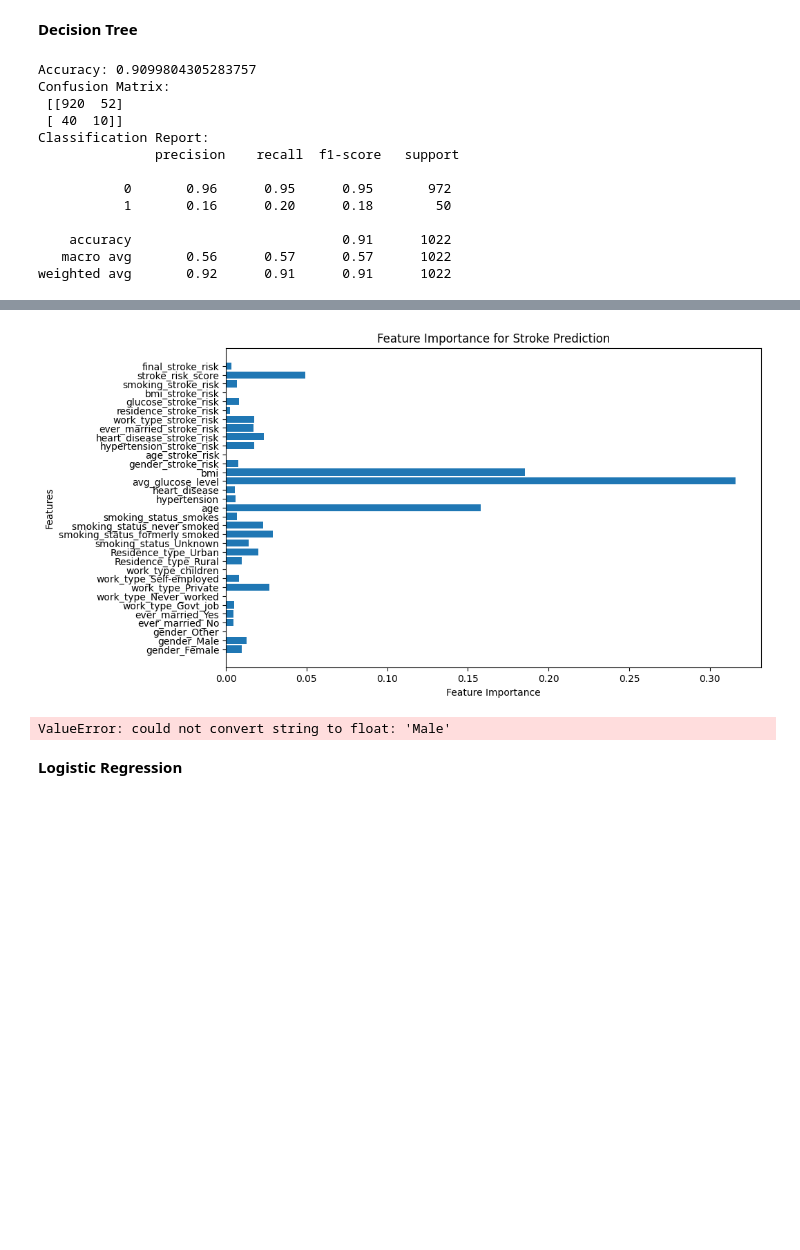
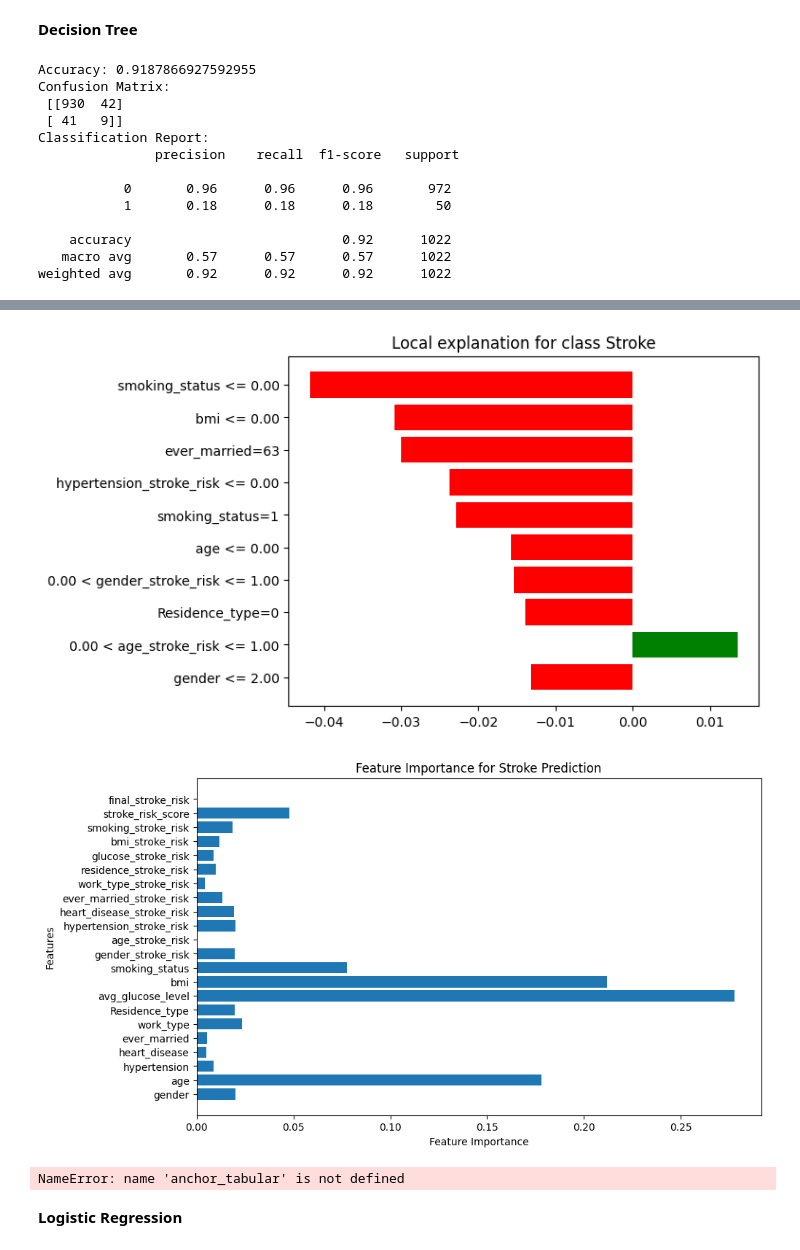
Before and after one commit to zen-0wl/XAl-on-healthcare-diagnostics, a Jupyter notebook: version_2.0/XAI_tabular.ipynb, the cells around one changed output, grey strips where cells are left out. Cells and saved outputs as stored; diff of their text form; code cells hidden in the pictures; blank space fills up the shorter version.

```diff
--- a/version_2.0/XAI_tabular.ipynb
+++ b/version_2.0/XAI_tabular.ipynb
@@ -74,11 +77,13 @@ For example, when doing 'df[col].method(value, inplace=True)', try using 'df.met
 # %%
 dt_model = DecisionTreeClassifier(random_state=42)
 
-# Create a full pipeline
 pipeline = Pipeline(steps=[
-    ('preprocessor', preprocessor),
+    ('preprocessor', preprocess_data),
     ('classifier', dt_model)
 ])
+
+# Define categorical columns for reference
+categorical_columns = ['gender', 'ever_married', 'work_type', 'Residence_type', 'smoking_status']
 
 # Split the dataset into training and testing sets (80% training, 20% testing)
 X = data.drop(columns=['stroke', 'id'])
@@ -86,25 +91,27 @@ y = data['stroke']
 X_train, X_test, y_train, y_test = train_test_split(X, y, test_size=0.2, random_state=42, stratify=y)
 
 # Train the model
-pipeline.fit(X_train, y_train)
+dt_model.fit(X_train, y_train)
 
 # Predict on the test set
-y_pred = pipeline.predict(X_test)
+y_pred = dt_model.predict(X_test)
 
 # Evaluate the model
 print("Accuracy:", accuracy_score(y_test, y_pred))
 print("Confusion Matrix:\n", confusion_matrix(y_test, y_pred))
 print("Classification Report:\n", classification_report(y_test, y_pred))
 
-onehot_columns = pipeline.named_steps['preprocessor'].transformers_[0][1].get_feature_names_out(categorical_columns)
-all_feature_names = list(onehot_columns) + [col for col in X.select_dtypes(include=['float64', 'int64']).columns]
+# For LIME: Combine categorical and numeric column names
+numeric_columns = X_train.select_dtypes(include=['float64', 'int64']).columns
+all_feature_names = categorical_columns + list(numeric_columns)
 
 # LIME: Create a LIME explainer for tabular data
-explainer = lime.lime_tabular.LimeTabularExplainer(
+explainer = LimeTabularExplainer(
     training_data=X_train.values,
-    feature_names=X.columns,
+    feature_names=all_feature_names,
     class_names=['No Stroke', 'Stroke'],
     mode='classification',
+    categorical_features=[all_feature_names.index(col) for col in categorical_columns],  # Indices of categorical features
     discretize_continuous=True
 )
 
@@ -119,8 +126,10 @@ exp.show_in_notebook(show_table=True, show_all=False)
 exp.as_pyplot_figure()
 plt.show()
 
-# Plot the feature importance from the model itself (for general feature importance)
-feature_importances = pipeline.named_steps['classifier'].feature_importances_
+# Feature Importance Plot
+feature_importances = dt_model.feature_importances_
+
+all_feature_names = X_train.columns.tolist()
 
 # Plot the feature importance
 plt.figure(figsize=(10, 6))
@@ -131,15 +140,15 @@ plt.title('Feature Importance for Stroke Prediction')
 plt.show()
 
 # Initialize the Anchor Explainer
-explainer = anchor.anchor_tabular.AnchorTabularExplainer(
+explainer = anchor_tabular.AnchorTabularExplainer(
     class_names=['No Stroke', 'Stroke'],
-    feature_names=X.columns,
+    feature_names=all_feature_names,
     train_data=X_train.values
 )
 
 # Choose an instance to explain
 i = 0  # Choose the instance index
-explanation = explainer.explain_instance(X_test.iloc[i].values, dt_model.predict_proba, threshold=0.95)
+explanation = explainer.explain_instance(X_test.iloc[i].values, dt_model.predict, threshold=0.95)
 
 # Print the explanation
 print(f"Anchor Explanation for instance {i}:")
@@ -150,16 +159,16 @@ print("Support:", explanation.support())
 # Visualize the explanation
 explanation.visualize()
 # %% [output]
-Accuracy: 0.9099804305283757
+Accuracy: 0.9187866927592955
 Confusion Matrix:
- [[920  52]
- [ 40  10]]
+ [[930  42]
+ [ 41   9]]
 Classification Report:
                precision    recall  f1-score   support
 
-           0       0.96      0.95      0.95       972
-           1       0.16      0.20      0.18        50
+           0       0.96      0.96      0.96       972
+           1       0.18      0.18      0.18        50
 
-    accuracy                           0.91      1022
-   macro avg       0.56      0.57      0.57      1022
-weighted avg       0.92      0.91      0.91      1022
+    accuracy                           0.92      1022
+   macro avg       0.57      0.57      0.57      1022
+weighted avg       0.92      0.92      0.92      1022
@@ -166,5 +176,6 @@ weighted avg       0.92      0.91      0.91      1022
-[figure, old version]
+[figure, new version]
+[figure, added]
-ValueError: could not convert string to float: 'Male'
+NameError: name 'anchor_tabular' is not defined
 # %% [markdown]
 <font color="bluegrey" size=+1.0><b>Logistic Regression</b></font>
 # %%
```
Also changed, not shown: parts of 2 cells of this notebook, 9 other files.
